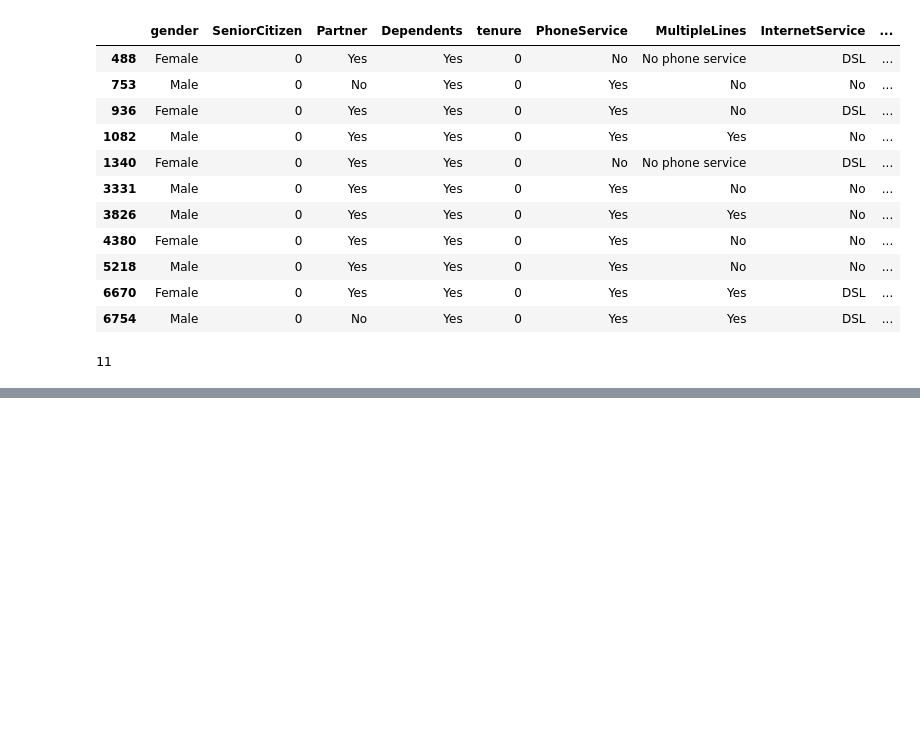
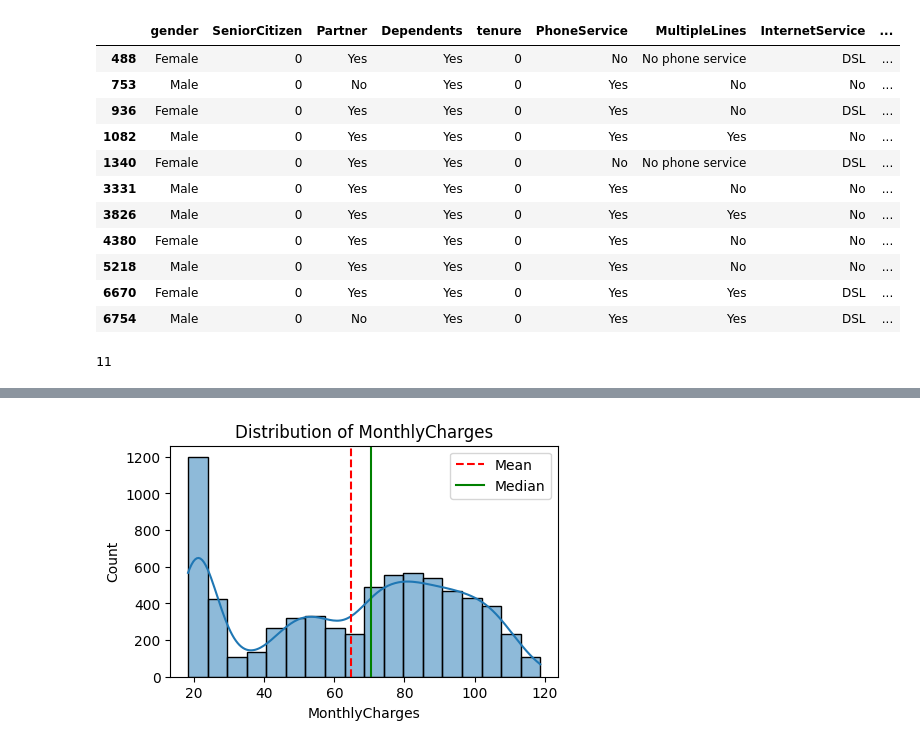
Before and after one commit to Venku96200/Customer_churn_prediction, a Jupyter notebook: customer_churn_analysis.ipynb, the cells around one changed output, grey strips where cells are left out. Drawn from its saved outputs; the diff is of its cells as text; code cells hidden in the pictures; blank space fills up the shorter version.

```diff
--- a/customer_churn_analysis.ipynb
+++ b/customer_churn_analysis.ipynb
@@ -131,0 +216,4 @@ df["TotalCharges"]=df["TotalCharges"].astype(float)
+# %%
+plot_histogram(df,"MonthlyCharges")
+# %% [output]
+[figure, added]
```
Also changed, not shown: parts of 16 cells of this notebook.
